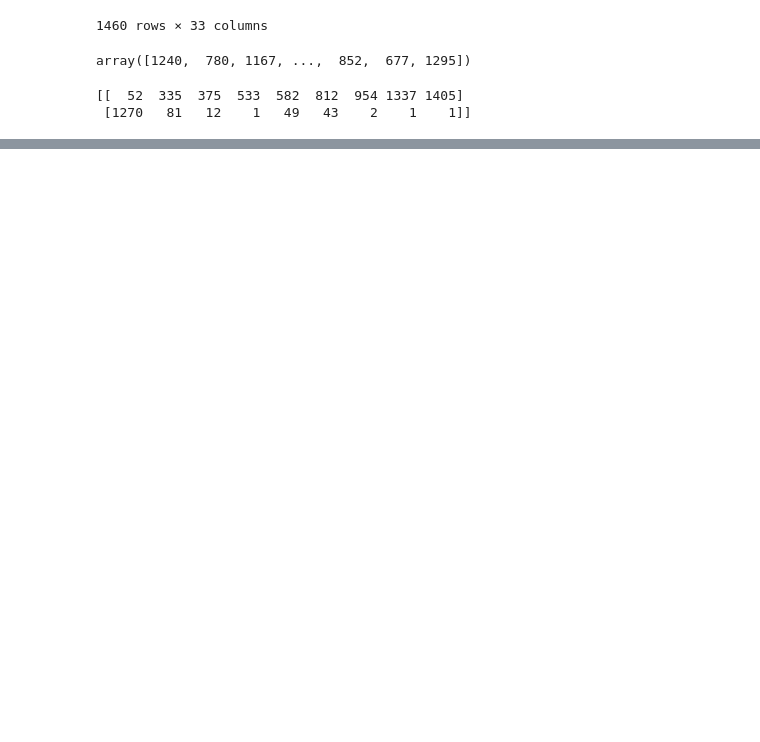
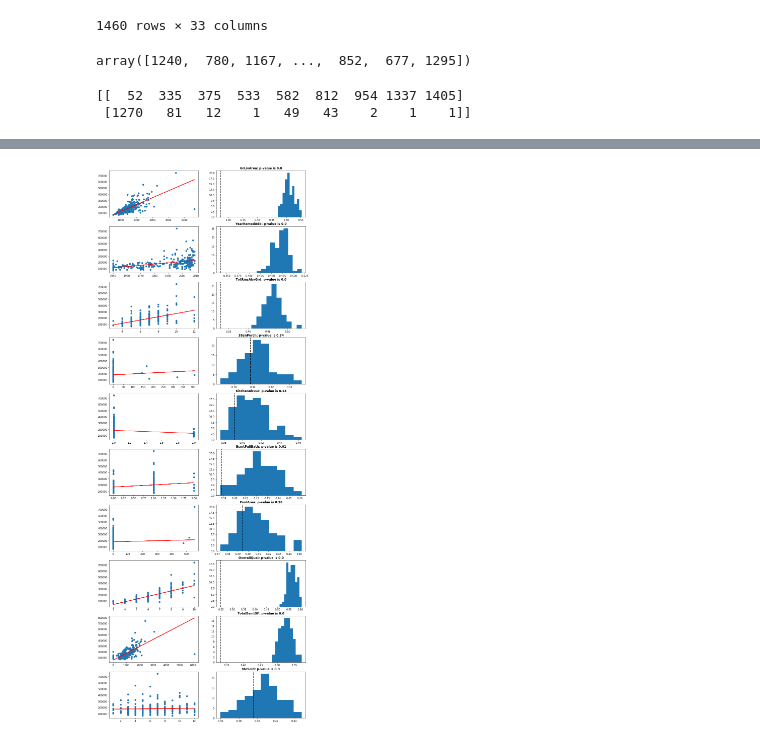
Before and after one commit to rmodi6/house-prices-advanced-regression, a Jupyter notebook: playground.ipynb, the cells around one changed output, grey strips where cells are left out. Cells and saved outputs as stored; diff of their text form; code cells hidden in the pictures; blank space fills up the shorter version.

```diff
--- a/playground.ipynb
+++ b/playground.ipynb
@@ -374,0 +442,2 @@ ylabel = ax.set_ylabel('Frequency')
+# %%
+dataset = test_df.copy()
@@ -374,0 +462,8 @@ ylabel = ax.set_ylabel('Frequency')
+# %%
+numerical_cols = ['LotArea', 'OverallQual', 'OverallCond', 'YearRemodAdd', 'ExterQual',
+                 'ExterCond', 'BsmtQual', 'BsmtCond', 'TotalBsmtSF', 'HeatingQC',
+                 '1stFlrSF', '2ndFlrSF', 'GrLivArea', 'TotRmsAbvGrd', 'FireplaceQu', 'GarageArea',
+                 'GarageQual', 'GarageCond', 'WoodDeckSF', 'OpenPorchSF', 'EnclosedPorch', '3SsnPorch',
+                 'ScreenPorch']
+
+dataset = dataset[numerical_cols]
@@ -374,0 +476,8 @@ ylabel = ax.set_ylabel('Frequency')
+# %%
+categorical_cols = ['MSSubClass', 'MSZoning', 'LotConfig', 'Neighborhood', 'BldgType', 'HouseStyle', 'Foundation',
+                    'CentralAir', 'GarageType', 'GarageFinish']
+ohe = pd.get_dummies(df[categorical_cols])
+dataset = dataset.join(ohe)
+test_cols = dataset.columns.to_list()
+# %%
+y_pred = regressor.predict(dataset)
@@ -374,0 +487,43 @@ ylabel = ax.set_ylabel('Frequency')
+# %%
+trainset = df.copy()
+
+from sklearn.model_selection import train_test_split
+from sklearn.linear_model import LinearRegression
+
+permutation_test_cols = ['GrLivArea', 'YearRemodAdd', 'TotRmsAbvGrd', '3SsnPorch', 'KitchenAbvGr',
+                         'BsmtFullBath', 'PoolArea', 'OverallQual', 'TotalBsmtSF', 'MoSold']
+n_rows = len(permutation_test_cols)
+n_cols = 2
+fig, axes = plt.subplots(n_rows, n_cols, figsize=(7 * n_cols, 4 * n_rows))
+
+for test_number, col in enumerate(permutation_test_cols):
+    X = trainset[col].values.reshape(-1,1)
+    y = trainset['SalePrice'].values.reshape(-1,1)
+
+    X_train, X_test, y_train, y_test = train_test_split(X, y, test_size=0.2, random_state=0)
+
+    regressor = LinearRegression().fit(X_train, y_train)
+
+    y_pred = regressor.predict(X_test)
+
+    rmse_y = np.sqrt(metrics.mean_squared_error(np.log(y_test), np.log(y_pred)))
+
+    n_permutations = 100
+    rmse_random = np.zeros((n_permutations))
+    for i in range(n_permutations):
+        y_random = trainset.sample(y_test.shape[0])['SalePrice'].values.reshape(-1, 1)
+        rmse_random[i] = np.sqrt(metrics.mean_squared_error(np.log(y_random), np.log(y_pred)))
+
+    p_value = len(np.where(rmse_random <= rmse_y)[0]) / n_permutations
+
+    ax1 = axes[test_number][0]
+    ax2 = axes[test_number][1]
+
+    ax1.scatter(X_test, y_test)
+    ax1.plot(X_test, y_pred, color='red', linewidth=2)
+
+    ax2.hist(rmse_random)
+    ax2.axvline(rmse_y, color='red', linestyle='dashed', linewidth=2)
+    ax2.set_title("{0}: p-value is {1}".format(col, p_value), fontweight='bold', fontsize=12)
+# %% [output]
+[figure, added]
```
Also changed, not shown: parts of 24 cells of this notebook, 1 other file.
